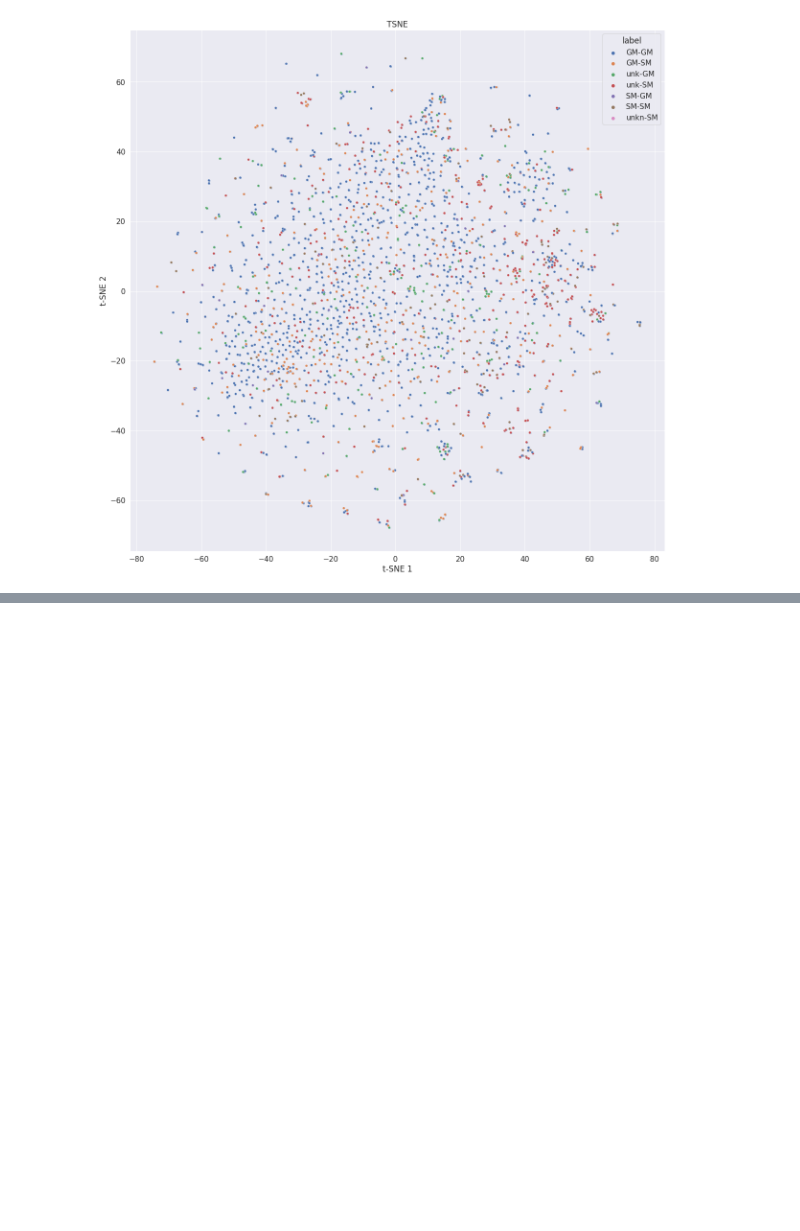
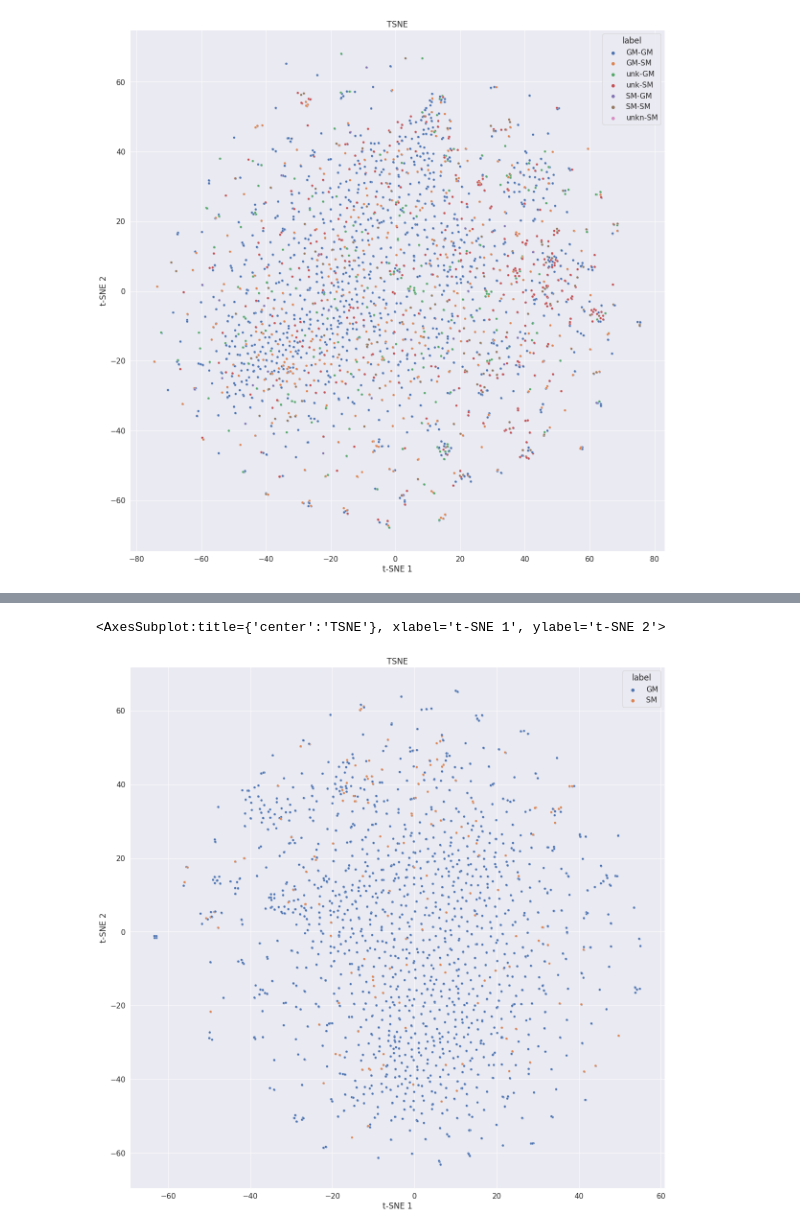
Before and after one commit to jcapels/PlantsSM, a Jupyter notebook: resources/notebook/test_data_exploration.ipynb, the cells around one changed output, grey strips where cells are left out. Saved outputs shown, nothing was run; the diff lists cells and outputs as text; code cells hidden in the pictures; blank space fills up the shorter version.

```diff
--- a/resources/notebook/test_data_exploration.ipynb
+++ b/resources/notebook/test_data_exploration.ipynb
@@ -104,0 +144,10 @@ tsne.generate_dotplot(tsne_data, dataset2.labels[:, 0])
+# %%
+scaler = StandardScaler()
+data = scaler.fit_transform(dataset2.features)
+
+tsne = SklearnTSNE()
+tsne_data = tsne.fit_transform(data)
+tsne.generate_dotplot(tsne_data, dataset2.labels[:, 0])
+# %% [output]
+<AxesSubplot:title={'center':'TSNE'}, xlabel='t-SNE 1', ylabel='t-SNE 2'>
+[figure, added]
```
Also changed, not shown: parts of 19 cells of this notebook, 5 other files.
